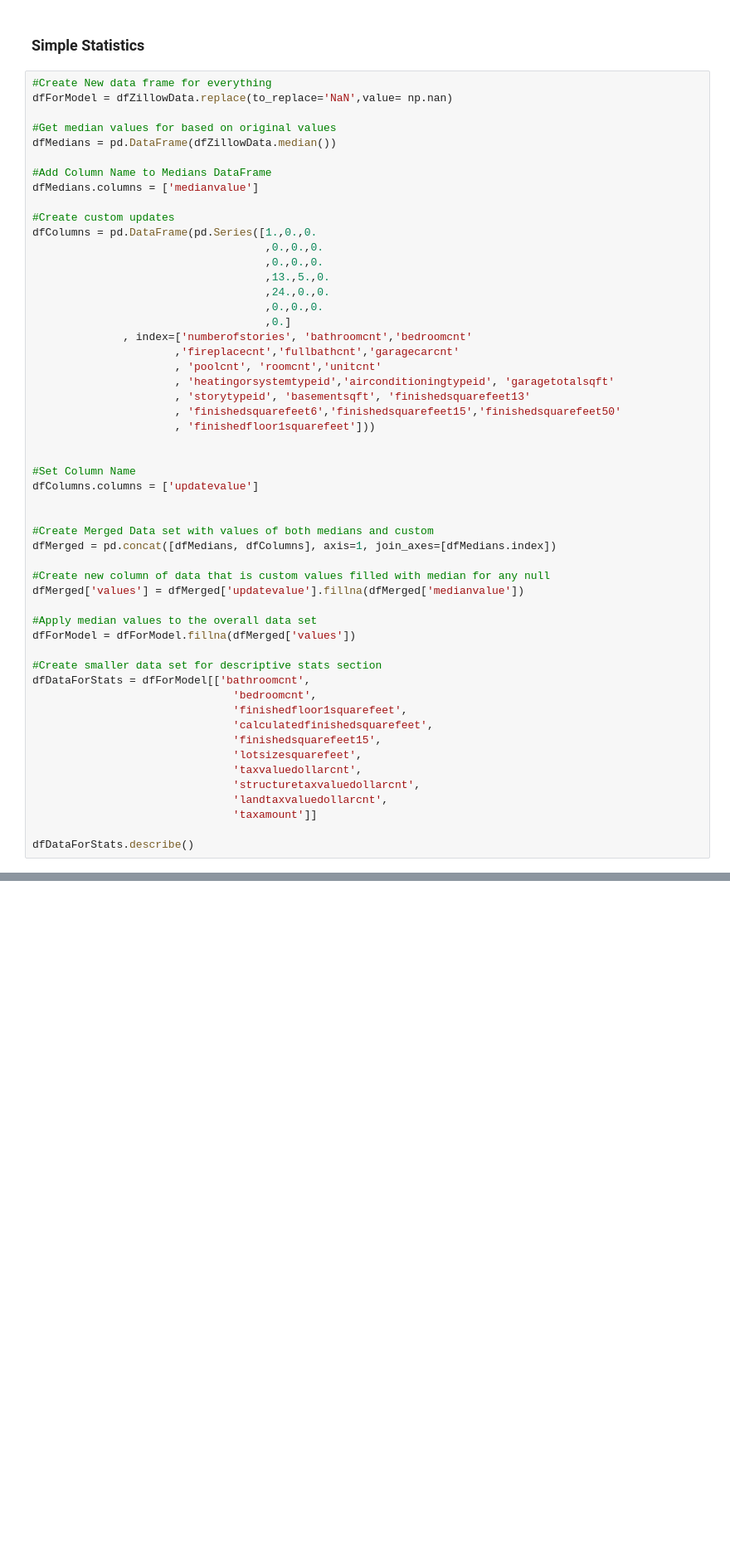
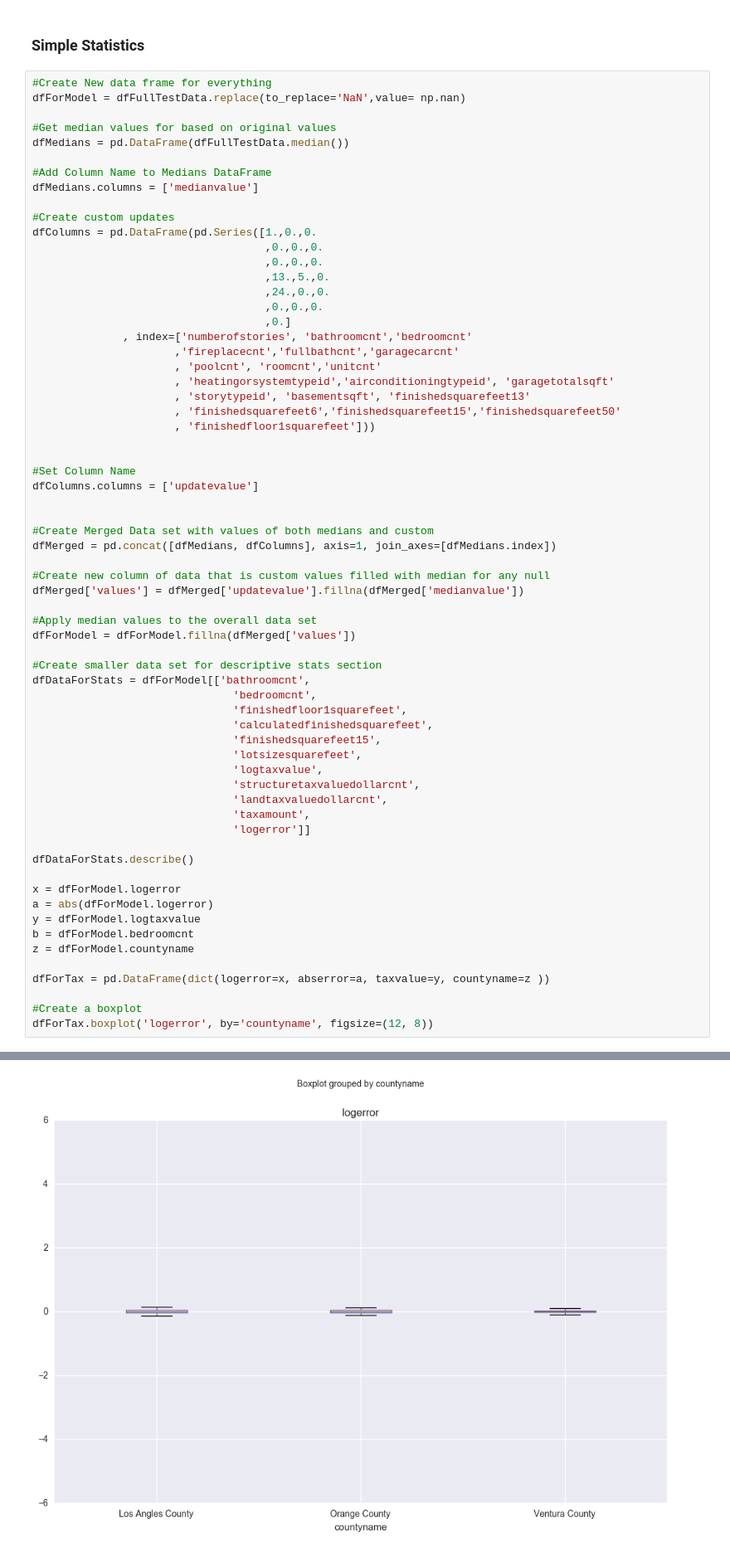
Before and after one commit to ChrisIrwin5620/Data-Mining-Group-Project, a Jupyter notebook: PythonCode/DataMiningProject_MD.ipynb, the cells around one changed output, grey strips where cells are left out. Shown: that part at 83% size. Saved outputs shown, nothing was run; the diff lists cells and outputs as text; blank space fills up the shorter version.

```diff
--- a/PythonCode/DataMiningProject_MD.ipynb
+++ b/PythonCode/DataMiningProject_MD.ipynb
@@ -154,10 +185,10 @@ dfZillowData['countyname'] = dfZillowData.apply(rename, axis=1)
 ### Simple Statistics
 # %%
 #Create New data frame for everything
-dfForModel = dfZillowData.replace(to_replace='NaN',value= np.nan)
+dfForModel = dfFullTestData.replace(to_replace='NaN',value= np.nan)
 
 #Get median values for based on original values
-dfMedians = pd.DataFrame(dfZillowData.median())
+dfMedians = pd.DataFrame(dfFullTestData.median())
 
 #Add Column Name to Medians DataFrame
 dfMedians.columns = ['medianvalue']
@@ -199,10 +230,22 @@ dfDataForStats = dfForModel[['bathroomcnt',
                                'calculatedfinishedsquarefeet',
                                'finishedsquarefeet15',
                                'lotsizesquarefeet',
-                               'taxvaluedollarcnt',
+                               'logtaxvalue',
                                'structuretaxvaluedollarcnt',
                                'landtaxvaluedollarcnt',
-                               'taxamount']]
+                               'taxamount',
+                               'logerror']]
 
 dfDataForStats.describe()
+
+x = dfForModel.logerror
+a = abs(dfForModel.logerror)
+y = dfForModel.logtaxvalue
+b = dfForModel.bedroomcnt
+z = dfForModel.countyname
+
+dfForTax = pd.DataFrame(dict(logerror=x, abserror=a, taxvalue=y, countyname=z ))
+
+#Create a boxplot
+dfForTax.boxplot('logerror', by='countyname', figsize=(12, 8))
 # %% [output]
@@ -218,3 +253,4 @@ dfDataForStats.describe()
+[figure, added]
 # %%
 #Create dummy variables for all TypeId columns
 #This section takes a long time due to the fact that we are creating
```
Also changed, not shown: parts of 7 cells of this notebook.
